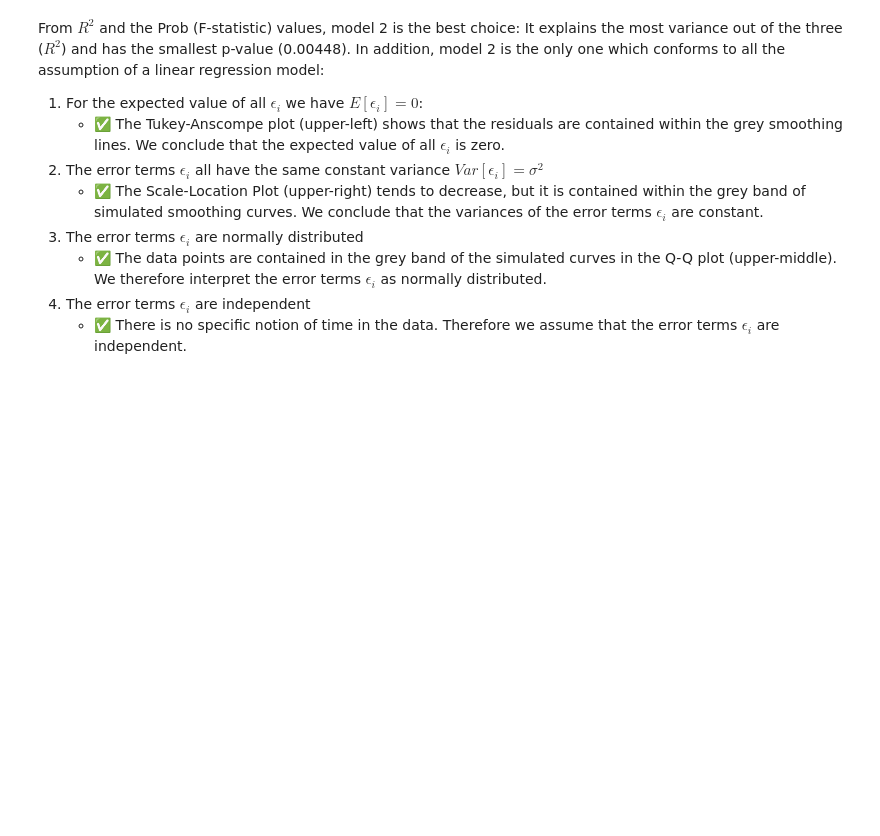
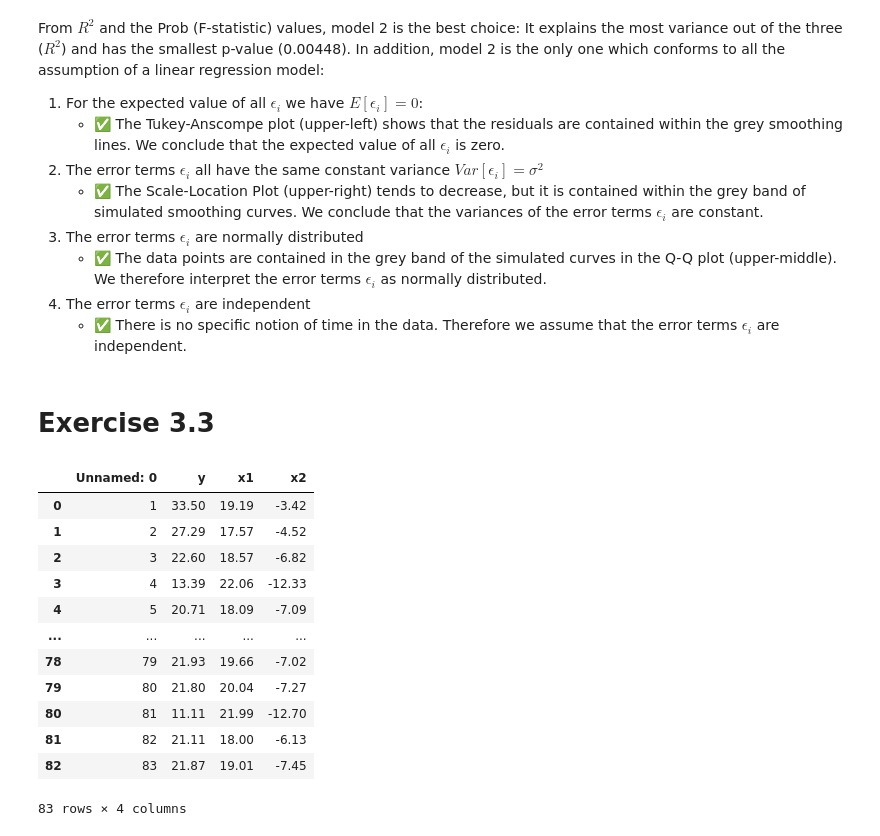
Before and after one commit to marbetschar/ZHAW-Predictive-Modeling, a Jupyter notebook: Week03/03_series_MLR.ipynb, the cells around one changed output. Drawn from its saved outputs; the diff is of its cells as text; code cells hidden in the pictures; blank space fills up the shorter version.

Commit message:
Week 3: Exercise 3

```diff
--- a/Week03/03_series_MLR.ipynb
+++ b/Week03/03_series_MLR.ipynb
@@ -679,3 +652,22 @@ From $R^2$ and the Prob (F-statistic) values, model 2 is the best choice: It exp
     - ✅ The data points are contained in the grey band of the simulated curves in the Q-Q plot (upper-middle). We therefore interpret the error terms $\epsilon_i$ as normally distributed.
 4. The error terms $\epsilon_i$ are independent
     - ✅ There is no specific notion of time in the data. Therefore we assume that the error terms $\epsilon_i$ are independent.
+# %% [markdown]
+# Exercise 3.3
+# %%
+synthetisch_df = pd.read_csv('../Data/synthetisch.csv')
+synthetisch_df
+# %% [output]
+|  | Unnamed: 0 | y | x1 | x2 |
+| 0 | 1 | 33.50 | 19.19 | -3.42 |
+| 1 | 2 | 27.29 | 17.57 | -4.52 |
+| 2 | 3 | 22.60 | 18.57 | -6.82 |
+| 3 | 4 | 13.39 | 22.06 | -12.33 |
+| 4 | 5 | 20.71 | 18.09 | -7.09 |
+| ... | ... | ... | ... | ... |
+| 78 | 79 | 21.93 | 19.66 | -7.02 |
+| 79 | 80 | 21.80 | 20.04 | -7.27 |
+| 80 | 81 | 11.11 | 21.99 | -12.70 |
+| 81 | 82 | 21.11 | 18.00 | -6.13 |
+| 82 | 83 | 21.87 | 19.01 | -7.45 |
+83 rows × 4 columns
```
Also changed, not shown: parts of 18 cells of this notebook, 2 other files.
